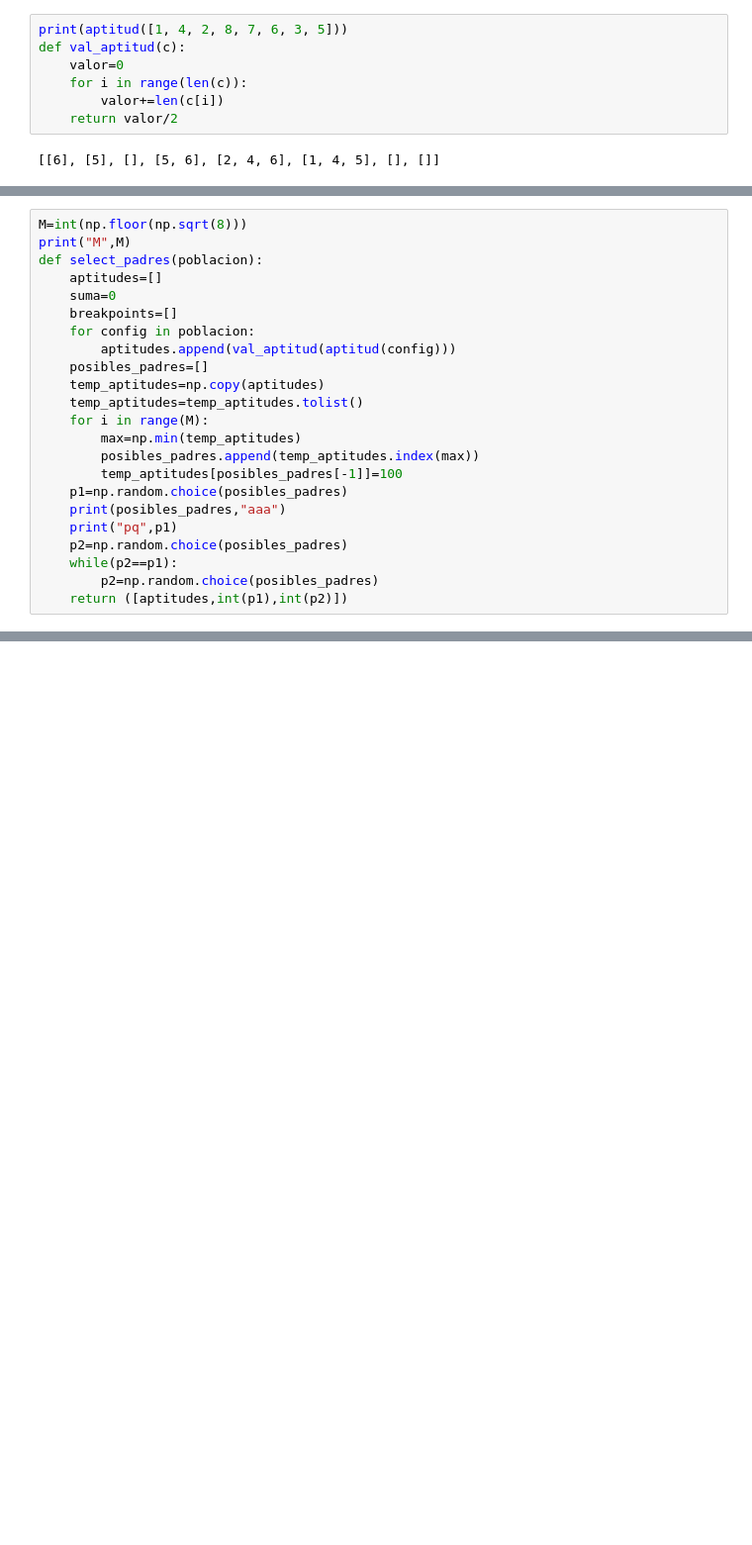
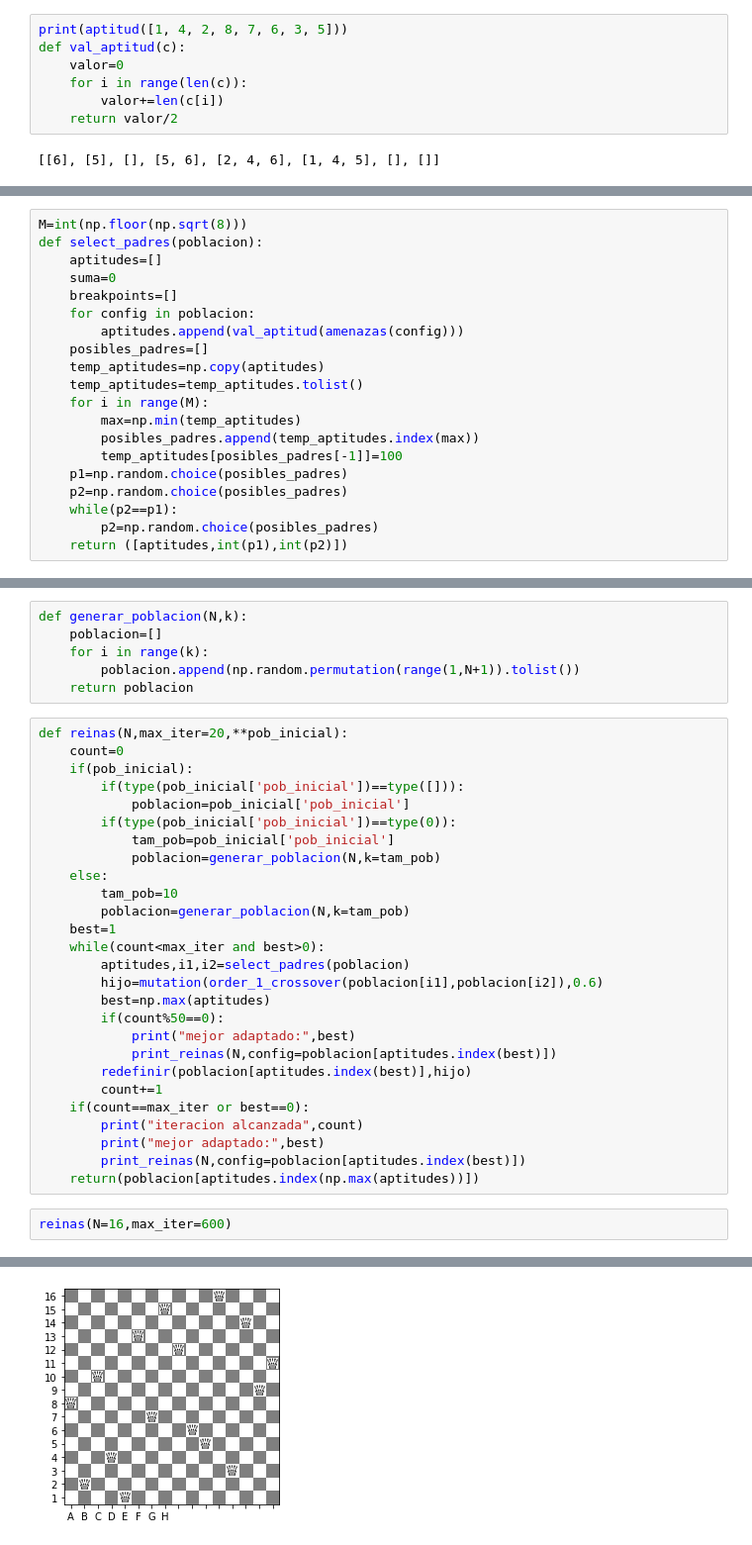
Before and after one commit to JairEsc/Mat_Apl, a Jupyter notebook: MN_Gen_Alg.ipynb, the cells around one changed output, grey strips where cells are left out. Shown at 99% size. Drawn from its saved outputs; the diff is of its cells as text; blank space fills up the shorter version.

```diff
--- a/MN_Gen_Alg.ipynb
+++ b/MN_Gen_Alg.ipynb
@@ -125,12 +135,11 @@ def select_padres(poblacion):
 # %%
 M=int(np.floor(np.sqrt(8)))
-print("M",M)
 def select_padres(poblacion):
     aptitudes=[]
     suma=0
     breakpoints=[]
     for config in poblacion:
-        aptitudes.append(val_aptitud(aptitud(config)))
+        aptitudes.append(val_aptitud(amenazas(config)))
     posibles_padres=[]
     temp_aptitudes=np.copy(aptitudes)
     temp_aptitudes=temp_aptitudes.tolist()
@@ -139,8 +148,6 @@ def select_padres(poblacion):
         posibles_padres.append(temp_aptitudes.index(max))
         temp_aptitudes[posibles_padres[-1]]=100
     p1=np.random.choice(posibles_padres)
-    print(posibles_padres,"aaa")
-    print("pq",p1)
     p2=np.random.choice(posibles_padres)
     while(p2==p1):
         p2=np.random.choice(posibles_padres)
@@ -205,0 +162,36 @@ indices [2, 3]
+# %%
+def generar_poblacion(N,k):
+    poblacion=[]
+    for i in range(k):
+        poblacion.append(np.random.permutation(range(1,N+1)).tolist())
+    return poblacion
+# %%
+def reinas(N,max_iter=20,**pob_inicial):
+    count=0
+    if(pob_inicial):
+        if(type(pob_inicial['pob_inicial'])==type([])):
+            poblacion=pob_inicial['pob_inicial']
+        if(type(pob_inicial['pob_inicial'])==type(0)):
+            tam_pob=pob_inicial['pob_inicial']
+            poblacion=generar_poblacion(N,k=tam_pob)
+    else:
+        tam_pob=10
+        poblacion=generar_poblacion(N,k=tam_pob)
+    best=1
+    while(count<max_iter and best>0):
+        aptitudes,i1,i2=select_padres(poblacion)
+        hijo=mutation(order_1_crossover(poblacion[i1],poblacion[i2]),0.6)
+        best=np.max(aptitudes)
+        if(count%50==0):
+            print("mejor adaptado:",best)
+            print_reinas(N,config=poblacion[aptitudes.index(best)])
+        redefinir(poblacion[aptitudes.index(best)],hijo)
+        count+=1
+    if(count==max_iter or best==0):
+        print("iteracion alcanzada",count)
+        print("mejor adaptado:",best)
+        print_reinas(N,config=poblacion[aptitudes.index(best)])
+    return(poblacion[aptitudes.index(np.max(aptitudes))])
+# %%
+reinas(N=16,max_iter=600)
+# %% [output]
@@ -205,0 +200 @@ indices [2, 3]
+[figure, added]
```
Also changed, not shown: parts of 15 cells of this notebook.
